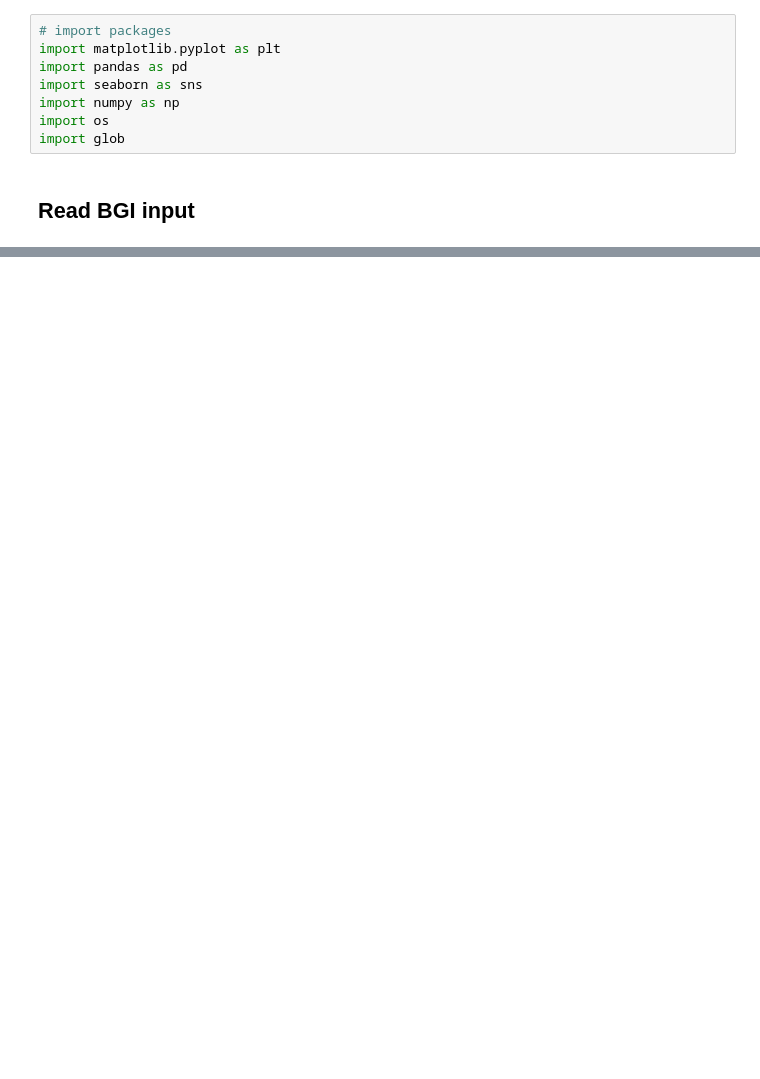
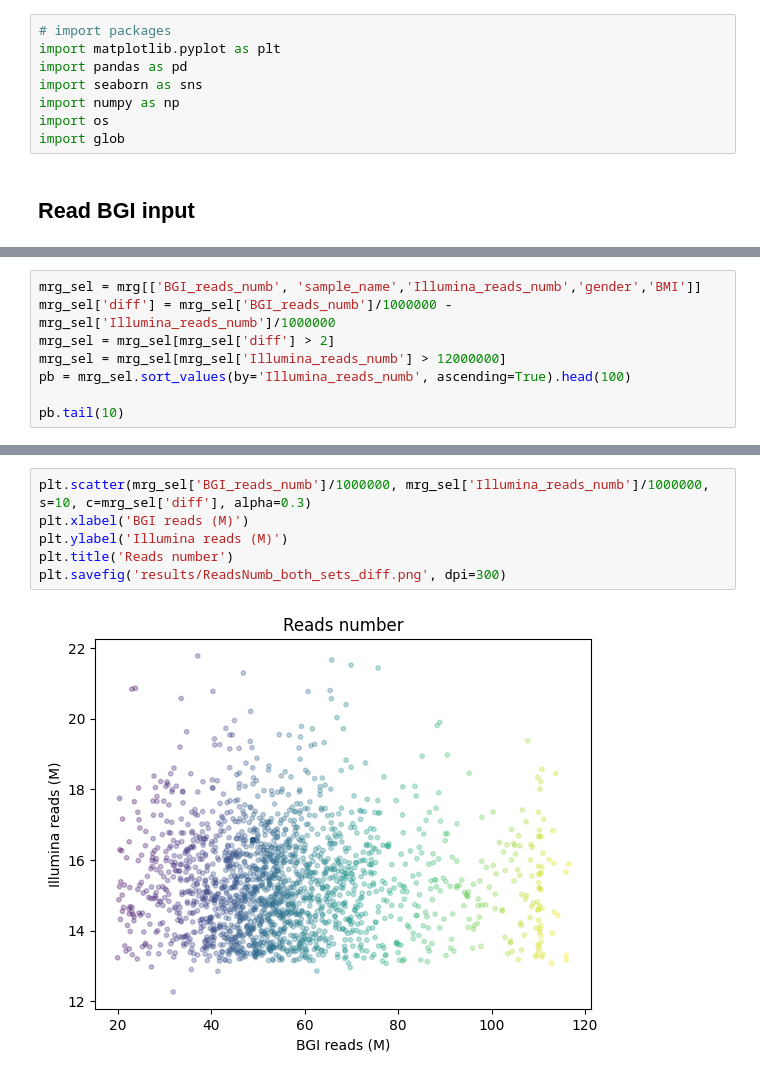
Before and after one commit to Chartiza/2023_TwoSamples_Sets, a Jupyter notebook: Two_sets.ipynb, the cells around one changed output, grey strips where cells are left out. Drawn from its saved outputs; the diff is of its cells as text; blank space fills up the shorter version.

```diff
--- a/Two_sets.ipynb
+++ b/Two_sets.ipynb
@@ -103,0 +109,8 @@ plt.pie(results[byI].value_counts(), labels=results[byI].value_counts().index, a
+# %%
+mrg_sel = mrg[['BGI_reads_numb', 'sample_name','Illumina_reads_numb','gender','BMI']]
+mrg_sel['diff'] = mrg_sel['BGI_reads_numb']/1000000 - mrg_sel['Illumina_reads_numb']/1000000
+mrg_sel = mrg_sel[mrg_sel['diff'] > 2]
+mrg_sel = mrg_sel[mrg_sel['Illumina_reads_numb'] > 12000000]
+pb = mrg_sel.sort_values(by='Illumina_reads_numb', ascending=True).head(100)
+
+pb.tail(10)
@@ -103,0 +134,8 @@ plt.pie(results[byI].value_counts(), labels=results[byI].value_counts().index, a
+# %%
+plt.scatter(mrg_sel['BGI_reads_numb']/1000000, mrg_sel['Illumina_reads_numb']/1000000, s=10, c=mrg_sel['diff'], alpha=0.3)
+plt.xlabel('BGI reads (M)')
+plt.ylabel('Illumina reads (M)')
+plt.title('Reads number')
+plt.savefig('results/ReadsNumb_both_sets_diff.png', dpi=300)
+# %% [output]
+[figure, added]
```
Also changed, not shown: parts of 22 cells of this notebook.
